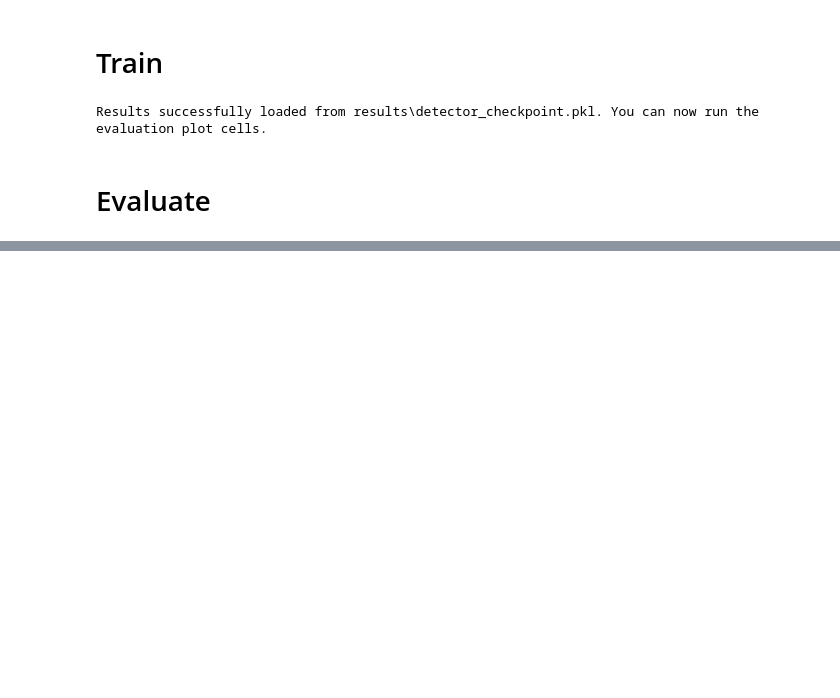
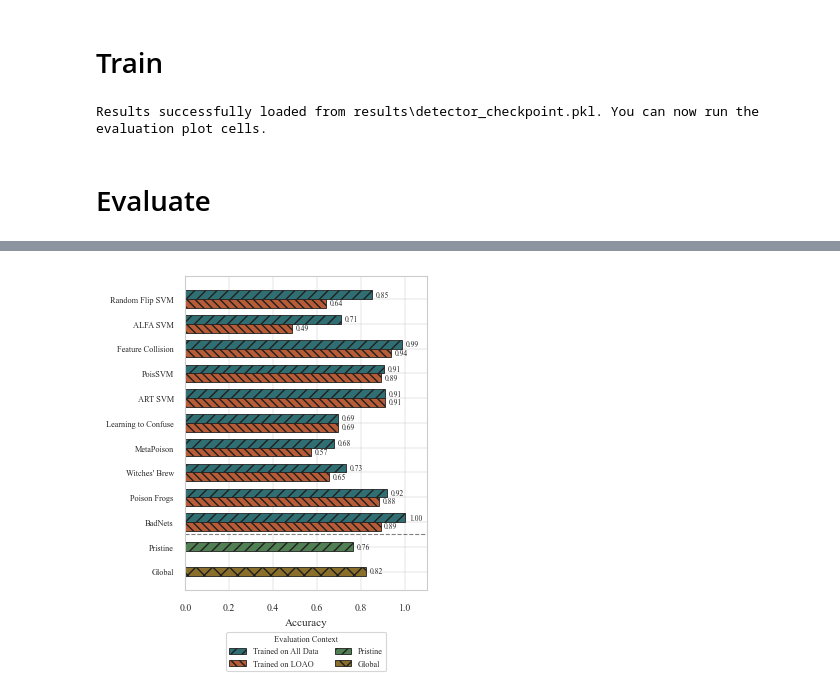
Before and after one commit to wickerlab/diva-2, a Jupyter notebook: diva/detector.ipynb, the cells around one changed output, grey strips where cells are left out. Saved outputs shown, nothing was run; the diff lists cells and outputs as text; code cells hidden in the pictures; blank space fills up the shorter version.

```diff
--- a/diva/detector.ipynb
+++ b/diva/detector.ipynb
@@ -390,7 +409,7 @@ Standardized single horizontal bar plot (vertical figure) containing:
 sns.set_theme(style="whitegrid", context="paper", rc=PAPER_PLOT_RC)
 
 # 'None' represents the model trained on ALL data in the run_classification_benchmark
-actual_poisoners = [p for p in poisoners if p != "None"]
+actual_poisoners = ordered_methods([p for p in poisoners if p != "None"], include_clean=False)
 
 # Extract "All Data" evaluations safely
 all_data_results = loao_results.get("None", {})
@@ -404,65 +423,68 @@ red_scores = [loao_results.get(p, {}).get(p, 0.0) for p in actual_poisoners]
 clean_score = all_data_results.get("clean", 0.0)
 
 # Dynamically scale height based on number of poisoners to maintain a vertical layout
-fig_height = min(4.8, max(2.8, len(actual_poisoners) * 0.32 + 1.2))
-fig, ax = plt.subplots(figsize=(7.16, fig_height))
+fig_height = min(4.8, max(3.1, len(actual_poisoners) * 0.30 + 1.2))
+fig, ax = plt.subplots(figsize=(3.45, fig_height))
 
 y = np.arange(len(actual_poisoners))
 height = 0.35
 
 # 1. Plot Paired Poisoner Bars (Blue vs Red) - Using barh for horizontal bars
-bars_blue = ax.barh(y - height/2, blue_scores, height, color=PAPER_COLOR_COUNT, edgecolor=PAPER_COLOR_INK, linewidth=0.6, label='Trained on All Data')
-bars_red = ax.barh(y + height/2, red_scores, height, color=PAPER_COLOR_COMPARE, edgecolor=PAPER_COLOR_INK, linewidth=0.6, label='Trained on LOAO (Zero-Shot)')
+bars_blue = ax.barh(y - height/2, blue_scores, height, color=PAPER_COLOR_COUNT, edgecolor=PAPER_COLOR_INK, hatch=METHOD_HATCHES['all_data'], linewidth=0.6, label='Trained on All Data')
+bars_red = ax.barh(y + height/2, red_scores, height, color=PAPER_COLOR_COMPARE, edgecolor=PAPER_COLOR_INK, hatch=METHOD_HATCHES['loao'], linewidth=0.6, label='Trained on LOAO')
 
 # 2. Add Extra Bars for Pristine (Green) and Global (Orange) at the bottom
 y_extra_1 = len(actual_poisoners)
 y_extra_2 = len(actual_poisoners) + 1
 
-bar_green = ax.barh(y_extra_1, clean_score, height, color=PAPER_COLOR_CLEAN, edgecolor=PAPER_COLOR_INK, linewidth=0.6, label='Pristine (Trained on All Data)')
-bar_orange = ax.barh(y_extra_2, all_data_global, height, color=PAPER_COLOR_ACCENT, edgecolor=PAPER_COLOR_INK, linewidth=0.6, label='Global (Trained on All Data)')
+bar_green = ax.barh(y_extra_1, clean_score, height, color=PAPER_COLOR_CLEAN, edgecolor=PAPER_COLOR_INK, hatch=METHOD_HATCHES['clean'], linewidth=0.6, label='Pristine')
+bar_orange = ax.barh(y_extra_2, all_data_global, height, color=PAPER_COLOR_ACCENT, edgecolor=PAPER_COLOR_INK, hatch=METHOD_HATCHES['global'], linewidth=0.6, label='Global')
 
 # Set Y-axis ticks & labels
 all_y = list(y) + [y_extra_1, y_extra_2]
-y_labels = actual_poisoners + ['Pristine', 'Global']
+y_labels = [display_method_name(p) for p in actual_poisoners] + ['Pristine', 'Global']
 
 ax.set_yticks(all_y)
 ax.set_yticklabels(y_labels)
+ax.tick_params(axis='y', labelsize=6)
 
 # Invert Y-axis so it reads top-to-bottom
 ax.invert_yaxis()
 
 # X-axis limits (using the y_limit variable passed into the function)
 ax.set_xlim(0, 1.1)
 ax.set_xlabel("Accuracy")
 
 # Horizontal separator line to visually separate Specific Poisoners vs Global Summaries
 if len(y) > 0:
     ax.axhline(y[-1] + 0.5, color='black', linestyle='--', linewidth=0.8, alpha=0.5)
 
 # Place legend neatly outside the plot area
 # Place legend neatly outside the plot area at the bottom on a single line
 ax.legend(
     loc='upper center',
-    bbox_to_anchor=(0.5, -0.08),
-    ncol=4,
-    fontsize=7,
+    bbox_to_anchor=(0.5, -0.12),
+    ncol=2,
+    fontsize=6,
     title="Evaluation Context",
-    title_fontsize=7
+    title_fontsize=6
 )
 
 # 3. Add numerical value annotations at the end of every bar
 for bars in [bars_blue, bars_red, bar_green, bar_orange]:
     for bar in bars:
         xval = bar.get_width()
         yval = bar.get_y() + bar.get_height() / 2
         ax.text(xval + (1.1 * 0.015), yval, f"{xval:.2f}",
-                ha='left', va='center', fontsize=6)
+                ha='left', va='center', fontsize=5.5)
 
 fig.tight_layout()
 
 # Save & Track via Aim
 target_plot_path = os.path.join(plots_dir, "loao_target_centric_summary.png")
 fig.savefig(target_plot_path, dpi=300, bbox_inches='tight')
+# %% [output]
+[figure, added]
 # %%
 fpr, tpr, _ = roc_curve(preds_all_train['Is_Poisoned'], preds_all_train['Prediction_Prob'])
 roc_auc = auc(fpr, tpr)
```
Also changed, not shown: parts of 7 cells of this notebook, 1 other file.
